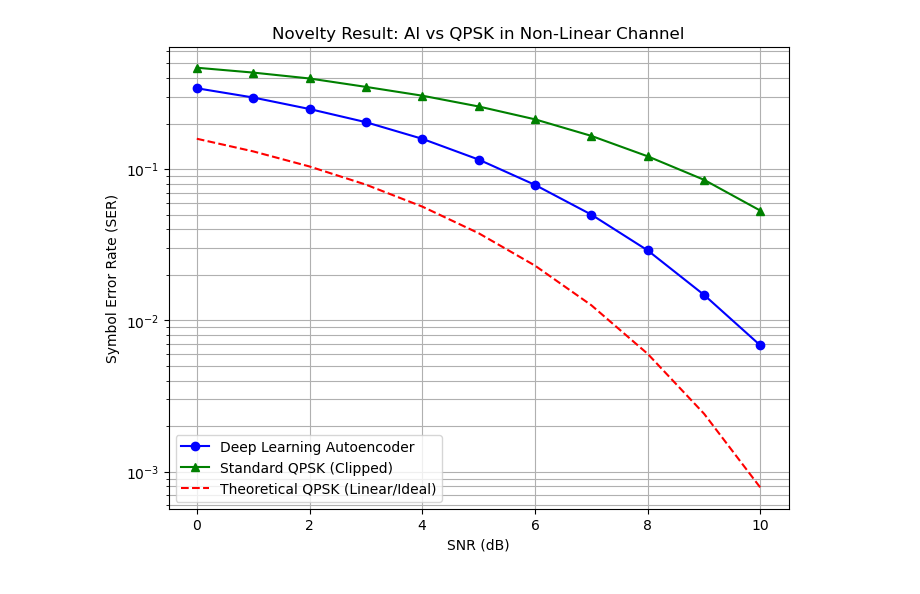
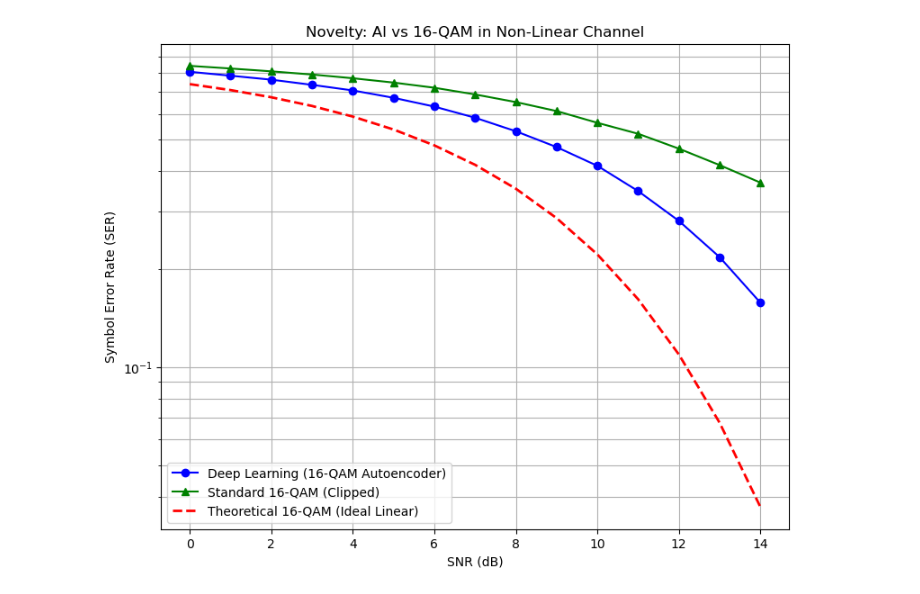
Before and after one commit to MadhukaDias/Signal-Modulation-with-Deep-Learning, a Jupyter notebook: DL_Wireless_Com.ipynb, the cells around one changed output. Drawn from its saved outputs; the diff is of its cells as text; code cells hidden in the pictures.

```diff
--- a/DL_Wireless_Com.ipynb
+++ b/DL_Wireless_Com.ipynb
@@ -6,7 +6,7 @@ from tensorflow.keras import layers
 import matplotlib.pyplot as plt
 from scipy.special import erfc
 # %%
-M = 4
+M = 16
 k = int(np.log2(M))
 n_channel = 2
 # %%
@@ -46,7 +76,23 @@ Training Done.
 encoder_model = keras.Model(input_signal, encoded)
 
 decoder_input = layers.Input(shape=(n_channel,))
-x = autoencoder.layers[-2](decoder_input)
-x = autoencoder.layers[-1](x)
+x = decoder_dense1(decoder_input)
+x = decoder_bn(x)
+x = decoder_output(x)
 decoder_model = keras.Model(decoder_input, x)
+# %%
+# --- Helper: Generate Standard 16-QAM Constellation ---
+def get_standard_16qam():
+    # 16-QAM is a 4x4 grid: -3, -1, +1, +3
+    points = []
+    for i in [-3, -1, 1, 3]:
+        for q in [-3, -1, 1, 3]:
+            points.append([i, q])
+    points = np.array(points)
+    # Normalize Average Power to 1
+    # Avg Power of unnormalized grid is 10.
+    points = points / np.sqrt(10)
+    return points
+
+standard_constellation = get_standard_16qam()
 # %%
@@ -120,16 +154,26 @@ SNR 10dB | AI SER: 0.00682 | QPSK SER: 0.05308
 # %%
-plt.figure(figsize=(8,6))
-plt.semilogy(snr_db_range, ber_ai, 'bo-', label='Deep Learning Autoencoder')
-plt.semilogy(snr_db_range, ber_qpsk, 'g^-', label='Standard QPSK (Clipped)')
+plt.figure(figsize=(9,7))
+plt.semilogy(snr_db_range, ber_ai, 'bo-', label='Deep Learning (16-QAM Autoencoder)')
+plt.semilogy(snr_db_range, ber_std, 'g^-', label='Standard 16-QAM (Clipped)')
 
-theory = [0.5 * erfc(np.sqrt(10**(x/10)/2)) for x in snr_db_range]
-plt.semilogy(snr_db_range, theory, 'r--', label='Theoretical QPSK (Linear/Ideal)')
+def theory_mqam_ser(snr_db, M):
+    snr_linear = 10**(snr_db/10.0)
+    # P_sqrt_M term for rectangular QAM
+    # Argument for Q-function: sqrt(3*SNR / (M-1))
+    # erfc is 2*Q(x*sqrt(2)) -> Q(x) = 0.5*erfc(x/sqrt(2))
+    k = np.sqrt(3 * snr_linear / (M - 1))
+    pm = (1 - 1/np.sqrt(M)) * erfc(k / np.sqrt(2))
+    ser = 1 - (1 - pm)**2
+    return ser
 
-plt.title('Novelty Result: AI vs QPSK in Non-Linear Channel')
+theory_curve = [theory_mqam_ser(x, M) for x in snr_db_range]
+plt.semilogy(snr_db_range, theory_curve, 'r--', linewidth=2, label='Theoretical 16-QAM (Ideal Linear)')
+
+plt.title('Novelty: AI vs 16-QAM in Non-Linear Channel')
 plt.xlabel('SNR (dB)')
 plt.ylabel('Symbol Error Rate (SER)')
 plt.legend()
 plt.grid(True, which="both")
 plt.show()
 # %% [output]
-[figure, old version]
+[figure, new version]
```
Also changed, not shown: parts of 4 cells of this notebook, 2 other files.
